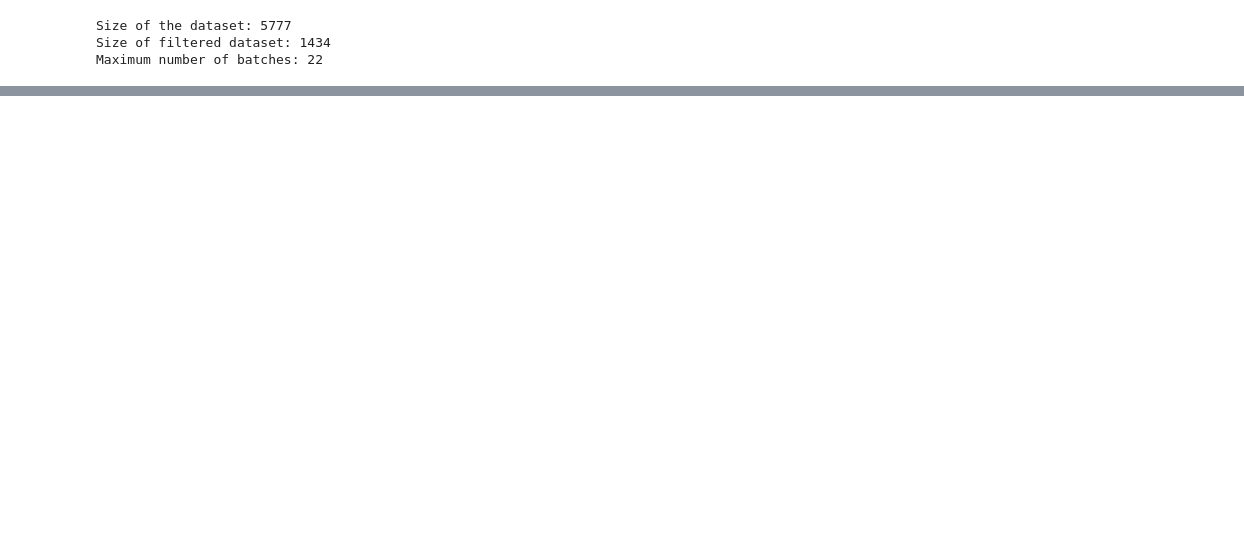
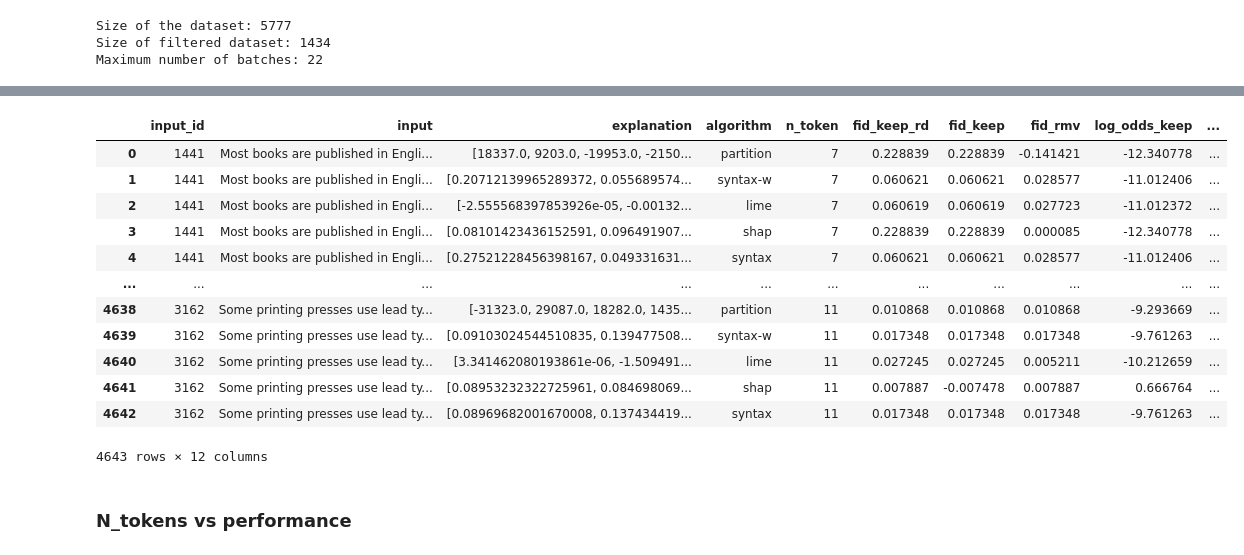
Before and after one commit to k-amara/syntax-shap, a Jupyter notebook: notebooks/Scores_Visualization.ipynb, the cells around one changed output, grey strips where cells are left out. Saved outputs shown, nothing was run; the diff lists cells and outputs as text; code cells hidden in the pictures; blank space fills up the shorter version.

Commit message:
lime bug

```diff
--- a/notebooks/Scores_Visualization.ipynb
+++ b/notebooks/Scores_Visualization.ipynb
@@ -835,0 +879,8 @@ df_final
+# %%
+sample = pd.merge(filtered_df_explanation, df_final, on=['input', 'input_id', 'algorithm', 'n_token'])
+
+df_str = sample.groupby(['input_id', 'input']).mean().reset_index()[['input_id', 'input']]
+df_str['y'] = df_str['input'].apply(lambda x: lmmodel.tokenizer.decode(lmmodel(x)[0]))
+
+sample_with_y = pd.merge(sample, df_str, on=['input', 'input_id'])
+#sample_with_y.to_csv(f"/cluster/home/kamara/syntax-shap/results/samples_{model_name}_{dataset}_{threshold_}.csv", index=False)
@@ -836 +905,17 @@ df_final
+# %%
+sample_with_y
+# %% [output]
+|  | input_id | input | explanation | algorithm | n_token | fid_keep_rd | fid_keep | fid_rmv | log_odds_keep | ... |
+| 0 | 1441 | Most books are published in Engli... | [18337.0, 9203.0, -19953.0, -2150... | partition | 7 | 0.228839 | 0.228839 | -0.141421 | -12.340778 | ... |
+| 1 | 1441 | Most books are published in Engli... | [0.20712139965289372, 0.055689574... | syntax-w | 7 | 0.060621 | 0.060621 | 0.028577 | -11.012406 | ... |
+| 2 | 1441 | Most books are published in Engli... | [-2.555568397853926e-05, -0.00132... | lime | 7 | 0.060619 | 0.060619 | 0.027723 | -11.012372 | ... |
+| 3 | 1441 | Most books are published in Engli... | [0.08101423436152591, 0.096491907... | shap | 7 | 0.228839 | 0.228839 | 0.000085 | -12.340778 | ... |
+| 4 | 1441 | Most books are published in Engli... | [0.27521228456398167, 0.049331631... | syntax | 7 | 0.060621 | 0.060621 | 0.028577 | -11.012406 | ... |
+| ... | ... | ... | ... | ... | ... | ... | ... | ... | ... | ... |
+| 4638 | 3162 | Some printing presses use lead ty... | [-31323.0, 29087.0, 18282.0, 1435... | partition | 11 | 0.010868 | 0.010868 | 0.010868 | -9.293669 | ... |
+| 4639 | 3162 | Some printing presses use lead ty... | [0.09103024544510835, 0.139477508... | syntax-w | 11 | 0.017348 | 0.017348 | 0.017348 | -9.761263 | ... |
+| 4640 | 3162 | Some printing presses use lead ty... | [3.341462080193861e-06, -1.509491... | lime | 11 | 0.027245 | 0.027245 | 0.005211 | -10.212659 | ... |
+| 4641 | 3162 | Some printing presses use lead ty... | [0.08953232322725961, 0.084698069... | shap | 11 | 0.007887 | -0.007478 | 0.007887 | 0.666764 | ... |
+| 4642 | 3162 | Some printing presses use lead ty... | [0.08969682001670008, 0.137434419... | syntax | 11 | 0.017348 | 0.017348 | 0.017348 | -9.761263 | ... |
+4643 rows × 12 columns
 # %%
@@ -839,3 +923,5 @@ sample = pd.merge(filtered_df_explanation, df_final, on=['input', 'input_id', 'a
+# %% [markdown]
+### N_tokens vs performance
 # %%
 df = df_final.groupby(['algorithm', 'n_token']).mean().reset_index()
 
```
Also changed, not shown: parts of 13 cells of this notebook, 4 other files.
